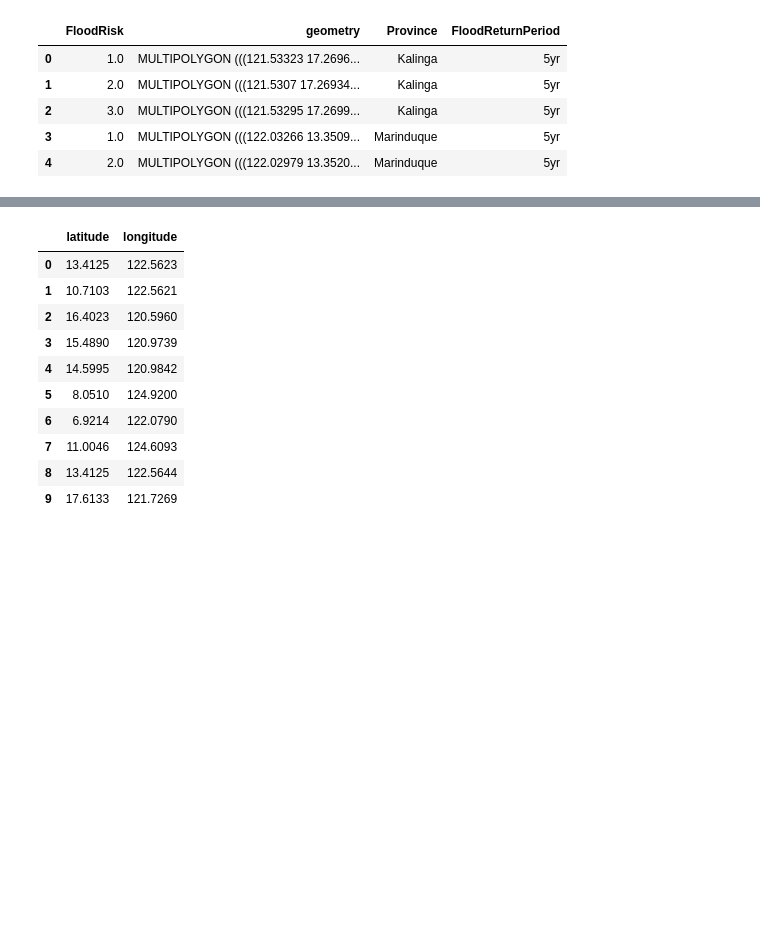
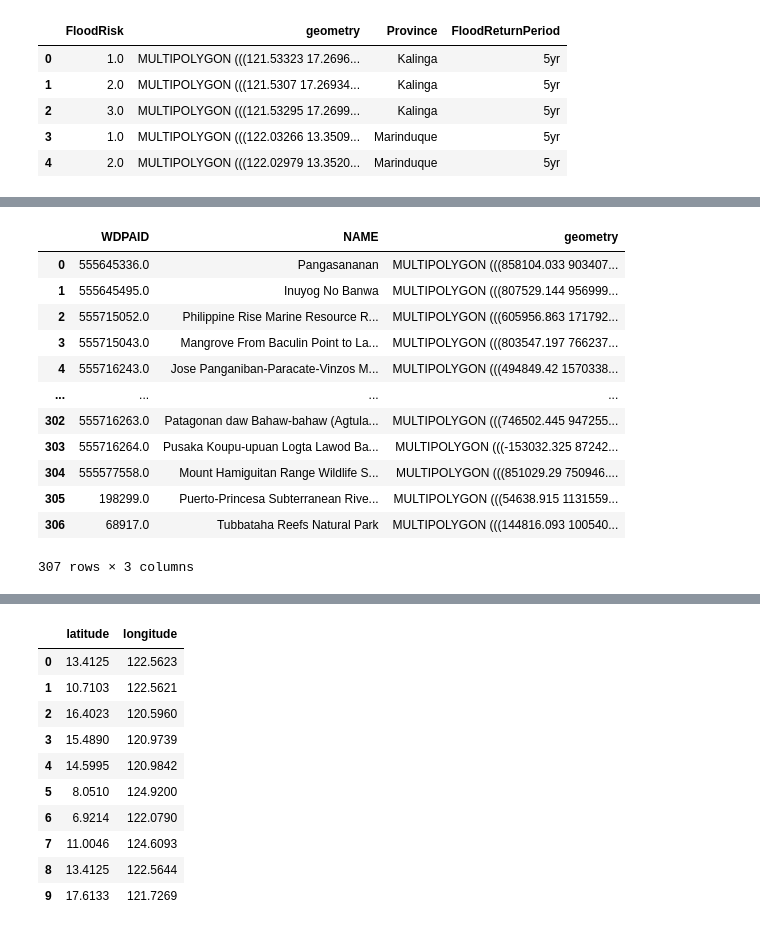
Before and after one commit to cayasryan/MicropowerSolarSuitability, a Jupyter notebook: 03_modeling/inference_test.ipynb, the cells around one changed output, grey strips where cells are left out. Saved outputs shown, nothing was run; the diff lists cells and outputs as text; code cells hidden in the pictures; blank space fills up the shorter version.

Commit message:
add more info on restricted areas

```diff
--- a/03_modeling/inference_test.ipynb
+++ b/03_modeling/inference_test.ipynb
@@ -45,0 +43,18 @@ print(gdf_landcover.crs)
+# %%
+import dask_geopandas as dgpd
+gdf_protected = dgpd.read_parquet("../01_processed_data/protected_areas_reprojected.parquet").compute()
+gdf_protected
+# %% [output]
+|  | WDPAID | NAME | geometry |
+| 0 | 555645336.0 | Pangasananan | MULTIPOLYGON (((858104.033 903407... |
+| 1 | 555645495.0 | Inuyog No Banwa | MULTIPOLYGON (((807529.144 956999... |
+| 2 | 555715052.0 | Philippine Rise Marine Resource R... | MULTIPOLYGON (((605956.863 171792... |
+| 3 | 555715043.0 | Mangrove From Baculin Point to La... | MULTIPOLYGON (((803547.197 766237... |
+| 4 | 555716243.0 | Jose Panganiban-Paracate-Vinzos M... | MULTIPOLYGON (((494849.42 1570338... |
+| ... | ... | ... | ... |
+| 302 | 555716263.0 | Patagonan daw Bahaw-bahaw (Agtula... | MULTIPOLYGON (((746502.445 947255... |
+| 303 | 555716264.0 | Pusaka Koupu-upuan Logta Lawod Ba... | MULTIPOLYGON (((-153032.325 87242... |
+| 304 | 555577558.0 | Mount Hamiguitan Range Wildlife S... | MULTIPOLYGON (((851029.29 750946.... |
+| 305 | 198299.0 | Puerto-Princesa Subterranean Rive... | MULTIPOLYGON (((54638.915 1131559... |
+| 306 | 68917.0 | Tubbataha Reefs Natural Park | MULTIPOLYGON (((144816.093 100540... |
+307 rows × 3 columns
```
Also changed, not shown: parts of 2 cells of this notebook, 3 other files.
